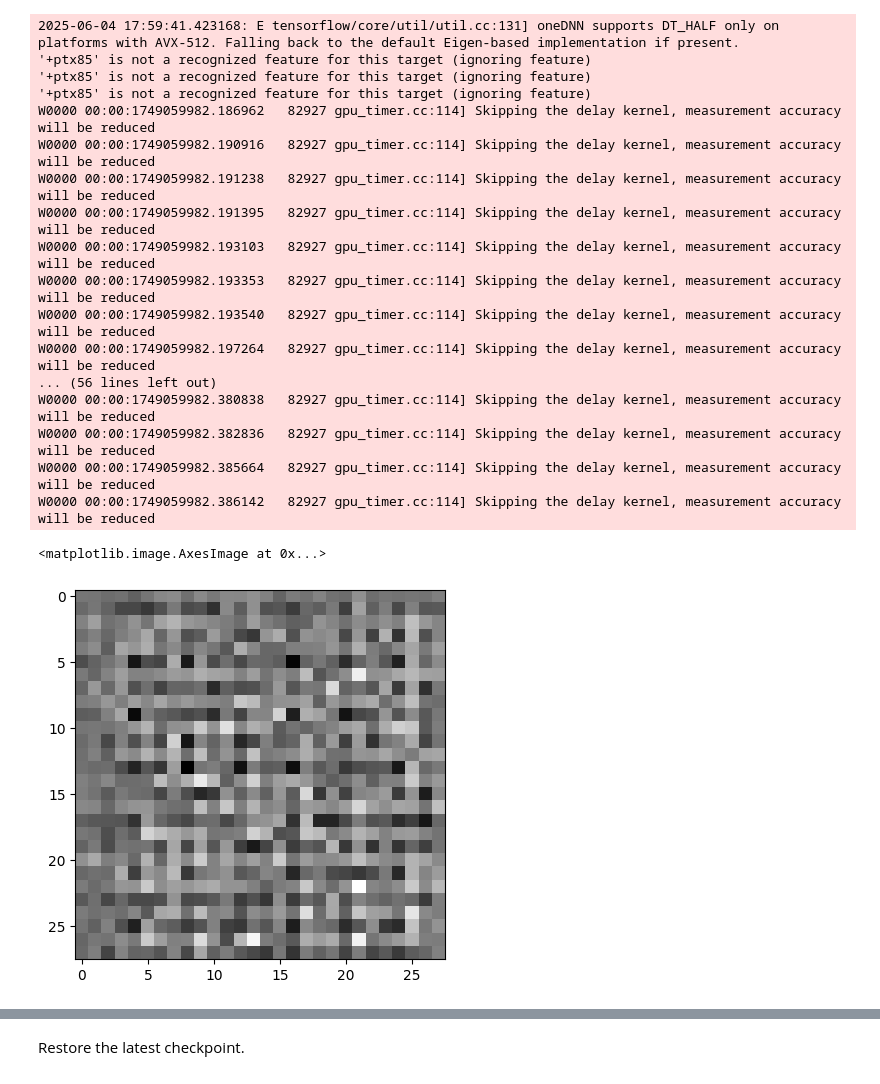
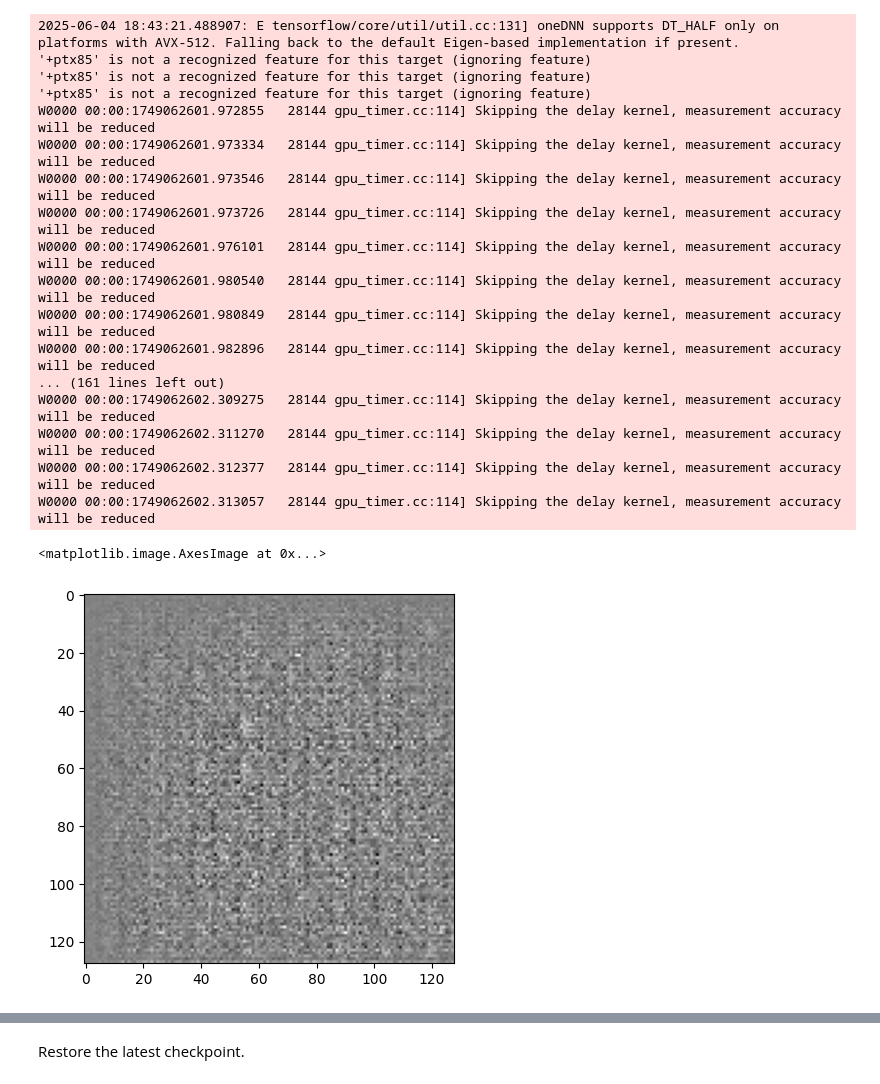
Before and after one commit to Birunda3000/gan-medical-image, a Jupyter notebook: mnist-dcgan_pickle.ipynb, the cells around one changed output, grey strips where cells are left out. Drawn from its saved outputs; the diff is of its cells as text; code cells hidden in the pictures.

Commit message:
working on radiogra

```diff
--- a/mnist-dcgan_pickle.ipynb
+++ b/mnist-dcgan_pickle.ipynb
@@ -48,10 +48,10 @@ I0000 00:00:1749059976.926320   82927 cuda_executor.cc:1001] could not open file
 Your kernel may have been built without NUMA support.
 # %%
-#data_path = "/tf/data_project/image/covid/pickle/covid19-radiography-pickle.pickle"
-data_path = "/tf/data_project/image/mnist/pickle/mnist_train-pickle.pickle"
+data_path = "/tf/data_project/image/covid/pickle/covid19-radiography-pickle.pickle"
+#data_path = "/tf/data_project/image/mnist/pickle/mnist_train-pickle.pickle"
 
-#out_path = "/tf/data_project/image/covid"
-out_path = "/tf/data_project/image/mnist"
+out_path = "/tf/data_project/image/covid"
+#out_path = "/tf/data_project/image/mnist"
 
 train_image_out_path = out_path + "/train_generated_images"
 
@@ -62,15 +62,18 @@ checkpoint_dir = out_path + '/models/checkpoints'
 log_dir = out_path + '/logs/fit/' + time.strftime("%Y%m%d-%H%M%S")
 
 
-IMG_SIZE = 28
+IMG_SIZE = 128
 channels = 1
 
-BUFFER_SIZE = 60000
-BATCH_SIZE = 1000
+BUFFER_SIZE = 5545 # 60000 for mnist, 5545 for covid
+BATCH_SIZE = 64
 
-EPOCHS = 300
+EPOCHS = 3000
 noise_dim = 100
 num_examples_to_generate = 16
+# %%
+#extra_values = tf.constant([[0.0, 0.0, 0.0, 0.0, 0.0, 0.0, 0.0, 0.0, 0.0, 1.0]])  # Tensor de shape (1,2)
+extra_values = tf.constant([[0.0, 0.0, 1.0, 0.0]])
 # %%
 data_path = pathlib.Path(data_path)
 out_path = pathlib.Path(out_path)
@@ -127,30 +130,28 @@ tf.keras.utils.plot_model(generator, show_shapes=True)
 # %%
-extra_values = tf.constant([[0.0, 0.0, 0.0, 0.0, 0.0, 0.0, 0.0, 0.0, 0.0, 1.0]])  # Tensor de shape (1,2)
-#extra_values = tf.constant([[0.0, 0.0, 1.0, 0.0]])
 noise = tf.concat([tf.random.normal([1, noise_dim]), extra_values], axis=1)
 generated_image = generator(noise, training=False)
 
 plt.imshow(generated_image[0, :, :, 0], cmap='gray')
 # %% [output]
-2025-06-04 17:59:41.423168: E tensorflow/core/util/util.cc:131] oneDNN supports DT_HALF only on platforms with AVX-512. Falling back to the default Eigen-based implementation if present.
+2025-06-04 18:43:21.488907: E tensorflow/core/util/util.cc:131] oneDNN supports DT_HALF only on platforms with AVX-512. Falling back to the default Eigen-based implementation if present.
 '+ptx85' is not a recognized feature for this target (ignoring feature)
 '+ptx85' is not a recognized feature for this target (ignoring feature)
 '+ptx85' is not a recognized feature for this target (ignoring feature)
-W0000 00:00:1749059982.186962   82927 gpu_timer.cc:114] Skipping the delay kernel, measurement accuracy will be reduced
-W0000 00:00:1749059982.190916   82927 gpu_timer.cc:114] Skipping the delay kernel, measurement accuracy will be reduced
-W0000 00:00:1749059982.191238   82927 gpu_timer.cc:114] Skipping the delay kernel, measurement accuracy will be reduced
-W0000 00:00:1749059982.191395   82927 gpu_timer.cc:114] Skipping the delay kernel, measurement accuracy will be reduced
-W0000 00:00:1749059982.193103   82927 gpu_timer.cc:114] Skipping the delay kernel, measurement accuracy will be reduced
-W0000 00:00:1749059982.193353   82927 gpu_timer.cc:114] Skipping the delay kernel, measurement accuracy will be reduced
-W0000 00:00:1749059982.193540   82927 gpu_timer.cc:114] Skipping the delay kernel, measurement accuracy will be reduced
-W0000 00:00:1749059982.197264   82927 gpu_timer.cc:114] Skipping the delay kernel, measurement accuracy will be reduced
-... (56 lines left out)
-W0000 00:00:1749059982.380838   82927 gpu_timer.cc:114] Skipping the delay kernel, measurement accuracy will be reduced
-W0000 00:00:1749059982.382836   82927 gpu_timer.cc:114] Skipping the delay kernel, measurement accuracy will be reduced
-W0000 00:00:1749059982.385664   82927 gpu_timer.cc:114] Skipping the delay kernel, measurement accuracy will be reduced
-W0000 00:00:1749059982.386142   82927 gpu_timer.cc:114] Skipping the delay kernel, measurement accuracy will be reduced
+W0000 00:00:1749062601.972855   28144 gpu_timer.cc:114] Skipping the delay kernel, measurement accuracy will be reduced
+W0000 00:00:1749062601.973334   28144 gpu_timer.cc:114] Skipping the delay kernel, measurement accuracy will be reduced
+W0000 00:00:1749062601.973546   28144 gpu_timer.cc:114] Skipping the delay kernel, measurement accuracy will be reduced
+W0000 00:00:1749062601.973726   28144 gpu_timer.cc:114] Skipping the delay kernel, measurement accuracy will be reduced
+W0000 00:00:1749062601.976101   28144 gpu_timer.cc:114] Skipping the delay kernel, measurement accuracy will be reduced
+W0000 00:00:1749062601.980540   28144 gpu_timer.cc:114] Skipping the delay kernel, measurement accuracy will be reduced
+W0000 00:00:1749062601.980849   28144 gpu_timer.cc:114] Skipping the delay kernel, measurement accuracy will be reduced
+W0000 00:00:1749062601.982896   28144 gpu_timer.cc:114] Skipping the delay kernel, measurement accuracy will be reduced
+... (161 lines left out)
+W0000 00:00:1749062602.309275   28144 gpu_timer.cc:114] Skipping the delay kernel, measurement accuracy will be reduced
+W0000 00:00:1749062602.311270   28144 gpu_timer.cc:114] Skipping the delay kernel, measurement accuracy will be reduced
+W0000 00:00:1749062602.312377   28144 gpu_timer.cc:114] Skipping the delay kernel, measurement accuracy will be reduced
+W0000 00:00:1749062602.313057   28144 gpu_timer.cc:114] Skipping the delay kernel, measurement accuracy will be reduced
 <matplotlib.image.AxesImage at 0x...>
-[figure, old version]
+[figure, new version]
 # %%
 discriminator = dis.make_discriminator_model(num_of_labels=num_of_classes)
 tf.keras.utils.plot_model(discriminator, show_shapes=True)
```
Also changed, not shown: parts of 11 cells of this notebook, 2 other files.
